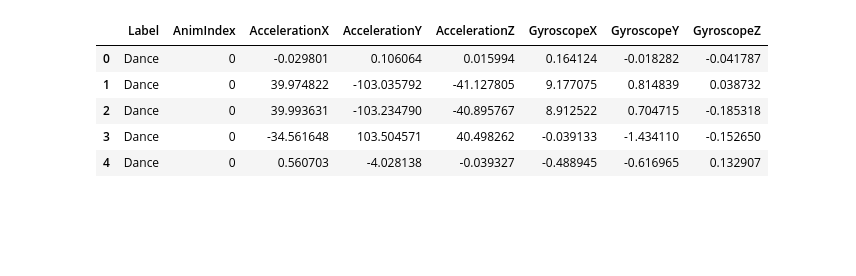
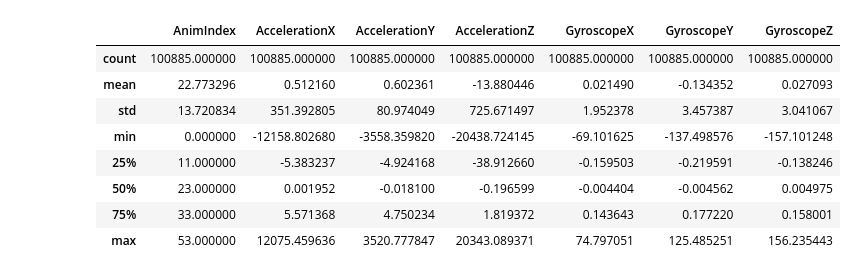
Before and after one commit to MekhyW/IMU-SimLab, a Jupyter notebook: Training/notebooks/RNN.ipynb, the cells around one changed output. Saved outputs shown, nothing was run; the diff lists cells and outputs as text; code cells hidden in the pictures; blank space fills up the shorter version.

```diff
--- a/Training/notebooks/RNN.ipynb
+++ b/Training/notebooks/RNN.ipynb
@@ -11,14 +11,17 @@ df = pd.concat([df_dance, df_idle, df_walk, df_run, df_spin])
 df.rename(columns={'Set': 'Label'}, inplace=True)
 df.drop(columns=['OrientationX_sin', 'OrientationX_cos', 'OrientationY_sin', 'OrientationY_cos', 'OrientationZ_sin', 'OrientationZ_cos'], inplace=True) #Let´s try to use only accelerometer and gyroscope at least for now
 # %%
-df.head()
+df.describe()
 # %% [output]
-|  | Label | AnimIndex | AccelerationX | AccelerationY | AccelerationZ | GyroscopeX | GyroscopeY | GyroscopeZ |
-| 0 | Dance | 0 | -0.029801 | 0.106064 | 0.015994 | 0.164124 | -0.018282 | -0.041787 |
-| 1 | Dance | 0 | 39.974822 | -103.035792 | -41.127805 | 9.177075 | 0.814839 | 0.038732 |
-| 2 | Dance | 0 | 39.993631 | -103.234790 | -40.895767 | 8.912522 | 0.704715 | -0.185318 |
-| 3 | Dance | 0 | -34.561648 | 103.504571 | 40.498262 | -0.039133 | -1.434110 | -0.152650 |
-| 4 | Dance | 0 | 0.560703 | -4.028138 | -0.039327 | -0.488945 | -0.616965 | 0.132907 |
+|  | AnimIndex | AccelerationX | AccelerationY | AccelerationZ | GyroscopeX | GyroscopeY | GyroscopeZ |
+| count | 100885.000000 | 100885.000000 | 100885.000000 | 100885.000000 | 100885.000000 | 100885.000000 | 100885.000000 |
+| mean | 22.773296 | 0.512160 | 0.602361 | -13.880446 | 0.021490 | -0.134352 | 0.027093 |
+| std | 13.720834 | 351.392805 | 80.974049 | 725.671497 | 1.952378 | 3.457387 | 3.041067 |
+| min | 0.000000 | -12158.802680 | -3558.359820 | -20438.724145 | -69.101625 | -137.498576 | -157.101248 |
+| 25% | 11.000000 | -5.383237 | -4.924168 | -38.912660 | -0.159503 | -0.219591 | -0.138246 |
+| 50% | 23.000000 | 0.001952 | -0.018100 | -0.196599 | -0.004404 | -0.004562 | 0.004975 |
+| 75% | 33.000000 | 5.571368 | 4.750234 | 1.819372 | 0.143643 | 0.177220 | 0.158001 |
+| max | 53.000000 | 12075.459636 | 3520.777847 | 20343.089371 | 74.797051 | 125.485251 | 156.235443 |
 # %%
 from sklearn.preprocessing import StandardScaler
 
```
Also changed, not shown: parts of 4 cells of this notebook, 7 other files.
